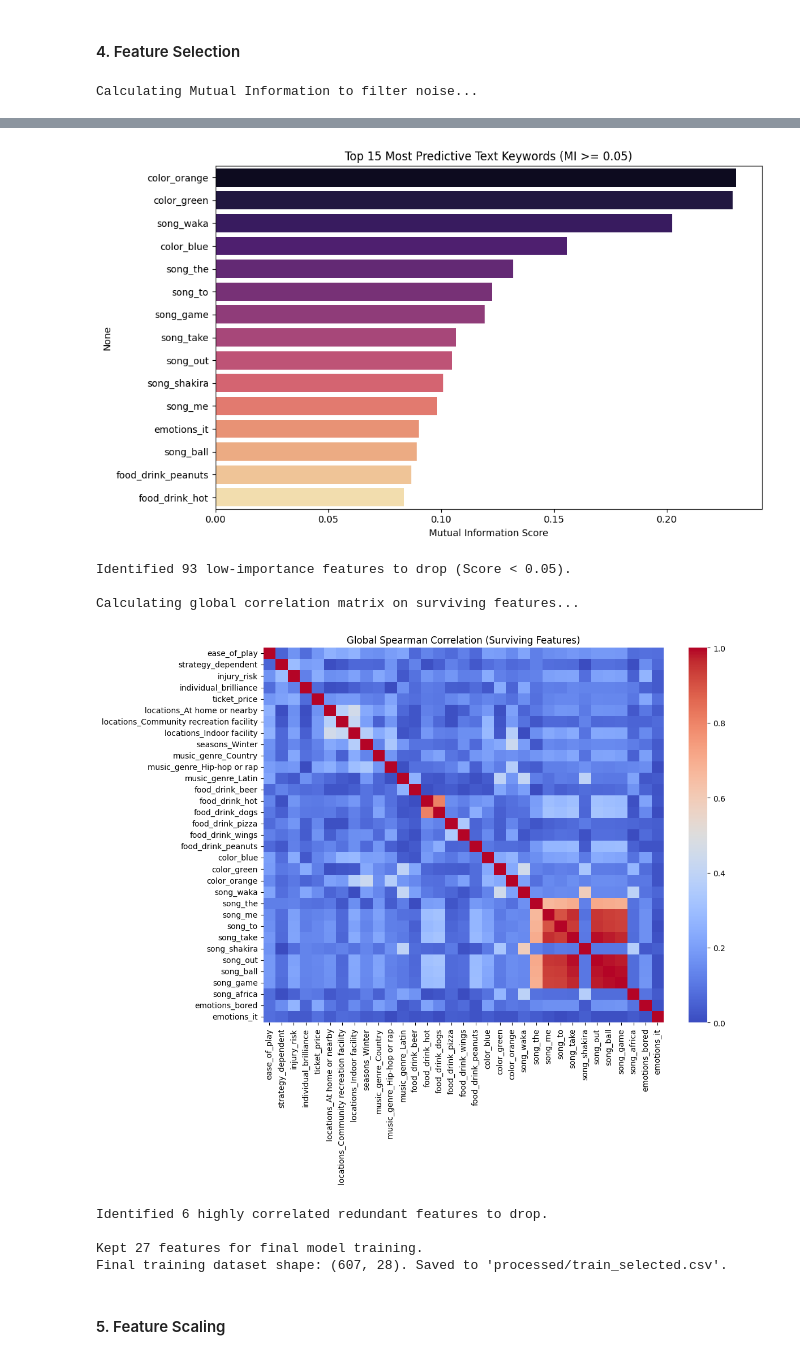
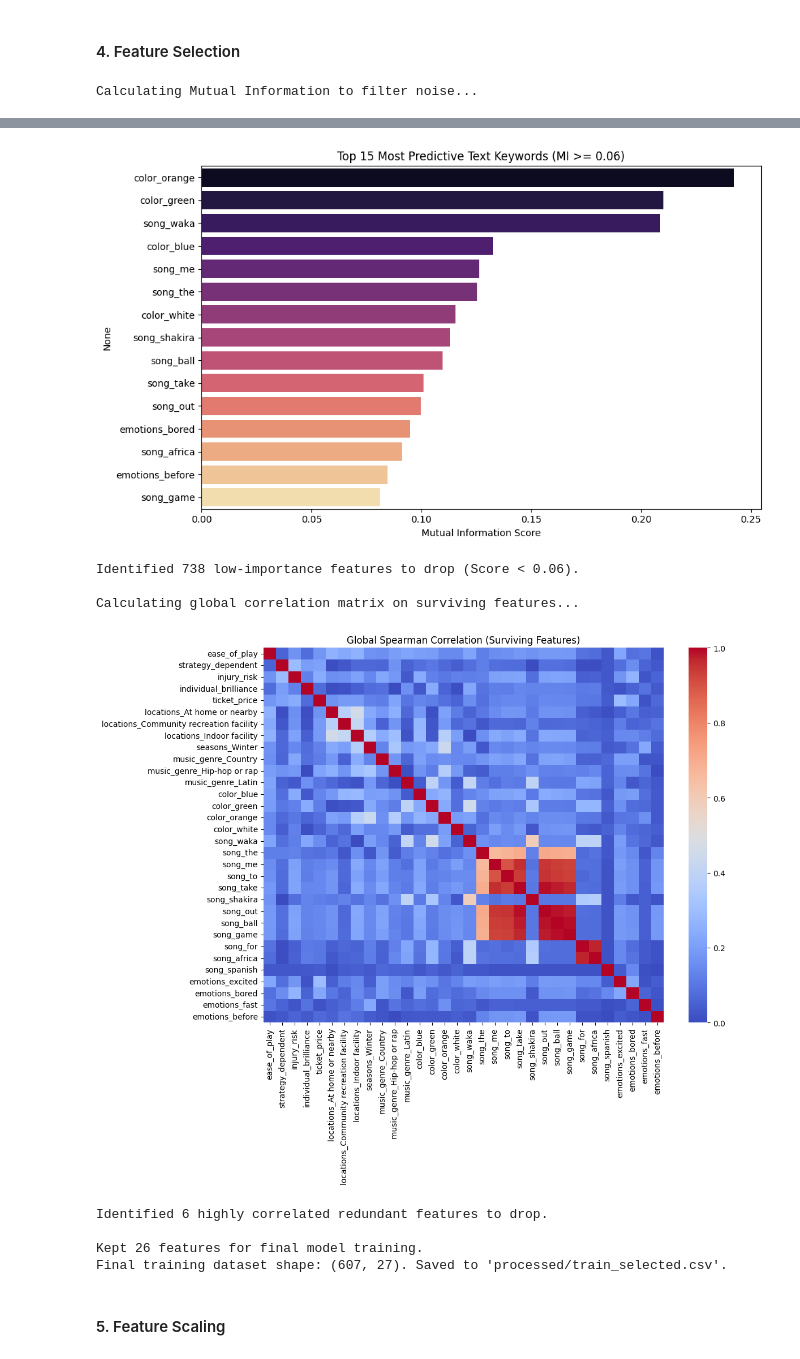
Before and after one commit to Lapis-Lazuli-31415/CSC311-Project, a Jupyter notebook: proposal_code/data_exploration.ipynb, the cells around one changed output, grey strips where cells are left out. Cells and saved outputs as stored; diff of their text form; code cells hidden in the pictures.

Commit message:
increased max vol in TD-IDF, and increased MI threshold

```diff
--- a/proposal_code/data_exploration.ipynb
+++ b/proposal_code/data_exploration.ipynb
@@ -572,6 +574,11 @@ train_df = pd.read_csv('raw/train.csv')
 
 if 'id' in train_df.columns:
     train_df = train_df.drop(columns=['id'])
+
+# --- 0. Standardize inconsistent missing value markers to NaN ---
+# Matches whitespace-only strings, hyphens, 'none' (case-insensitive), and empty brackets '[]'
+missing_patterns = [r'^\s*$', r'^\s*-\s*$', r'(?i)^\s*none\s*$', r'^\s*\[\]\s*$']
+train_df = train_df.replace(missing_patterns, np.nan, regex=True)
 
 # Ensure feature_cols is defined for the dropna step
 feature_cols = [col for col in train_df.columns if col != 'label']
@@ -599,12 +606,10 @@ for col in likert_cols:
 cols_to_impute = ['ease_of_play', 'ticket_price'] + likert_cols
 medians = train_df[cols_to_impute].median().to_dict()
 
-# Save medians to a JSON file for future reference/inference
 os.makedirs('processed', exist_ok=True)
 with open('processed/imputed_medians.json', 'w') as f:
     json.dump(medians, f, indent=4)
 
-# Fill missing values with the calculated medians
 for col in cols_to_impute:
     train_df[col] = train_df[col].fillna(medians[col])
 
@@ -613,43 +618,30 @@ multiselect_cols = ['locations', 'seasons', 'music_genre']
 encoded_multiselect = []
 
 for col in multiselect_cols:
-    # Filling with 'NULL_INDICATOR' ensures it gets its own one-hot column during get_dummies
     temp_series = train_df[col].fillna('NULL_INDICATOR')
     dummies = temp_series.str.get_dummies(sep=',')
-
-    # Rename columns to track the source feature
     dummies.columns = [f"{col}_{c.strip()}" for c in dummies.columns]
     encoded_multiselect.append(dummies)
 
-# Drop original multi-select columns and join the one-hot encoded ones
 train_df = train_df.drop(columns=multiselect_cols)
 train_df = pd.concat([train_df] + encoded_multiselect, axis=1)
 
 # --- 6. Custom TF-IDF Implementation (No Libraries) ---
-def compute_custom_tfidf(text_series, prefix, max_vocab=50):
-    """Calculates TF-IDF from scratch and returns a DataFrame of vectors AND the learned vocabulary/weights."""
-    # Fill missing with "null", lowercase, and split into alphanumeric tokens
+def compute_custom_tfidf(text_series, prefix, max_vocab=25):
     docs = text_series.fillna('null').astype(str).str.lower().str.split(r'\W+')
     docs = docs.apply(lambda x: [w for w in x if w])
 
     total_docs = len(docs)
     df_counts = {}
 
-    # Calculate Document Frequency (DF)
     for doc in docs:
         for word in set(doc):
             df_counts[word] = df_counts.get(word, 0) + 1
 
-    # Calculate smoothed Inverse Document Frequency (IDF)
     idf = {word: math.log(total_docs / (count + 1)) + 1 for word, count in df_counts.items()}
-
-    # Limit vocabulary to top K most frequent words
     top_words = sorted(idf.keys(), key=lambda w: df_counts[w], reverse=True)[:max_vocab]
-
-    # Isolate the exact IDF scores for just the top words so we can export them
     learned_idf = {word: idf[word] for word in top_words}
 
-    # Calculate Term Frequency (TF) and TF-IDF
     tfidf_matrix = []
     for doc in docs:
         doc_len = len(doc)
@@ -670,16 +662,13 @@ encoded_text_dfs = []
 tfidf_metadata = {}
 
 for col in free_text_cols:
-    # Unpack the tuple returned by the updated function
-    tfidf_df, learned_idf = compute_custom_tfidf(train_df[col], prefix=col, max_vocab=25)
+    tfidf_df, learned_idf = compute_custom_tfidf(train_df[col], prefix=col, max_vocab=200)
     encoded_text_dfs.append(tfidf_df)
     tfidf_metadata[col] = learned_idf
 
-# Drop original free text columns and join the custom TF-IDF columns
 train_df = train_df.drop(columns=free_text_cols)
 train_df = pd.concat([train_df] + encoded_text_dfs, axis=1)
 
-# Save the learned vocabulary and IDF scores for the test set
 with open('processed/tfidf_metadata.json', 'w') as f:
     json.dump(tfidf_metadata, f, indent=4)
 
@@ -699,7 +688,7 @@ import seaborn as sns
 from sklearn.feature_selection import mutual_info_classif
 
 CORR_THRESHOLD = 0.8
-MI_THRESHOLD = 0.05
+MI_THRESHOLD = 0.06
 
 train_df = pd.read_csv('processed/train_engineered.csv')
 
@@ -767,40 +756,40 @@ features_to_drop.extend(correlated_drops)
 print(f"Identified {len(correlated_drops)} highly correlated redundant features to drop.")
 
 # --- 3. Store rules and execute drops ---
 train_selected_df = train_df.drop(columns=features_to_drop)
 
 # Extract the final list of features that survived (excluding the target label)
 features_kept = [col for col in train_selected_df.columns if col != 'label']
 
 selection_results = {
     "correlation_threshold_used": CORR_THRESHOLD,
     "mi_threshold_used": MI_THRESHOLD,
     "low_mi_features_dropped": low_mi_drops,
     "correlated_features_dropped": correlated_drops,
     "features_kept": features_kept,
     "multiselect_mi_scores": multi_mi_dict,
     "text_mi_scores": text_mi_dict
 }
 
 with open('processed/feature_selection_scores.json', 'w') as f:
     json.dump(selection_results, f, indent=4)
 
 train_selected_df.to_csv('processed/train_selected.csv', index=False)
 
 print(f"\nKept {len(features_kept)} features for final model training.")
 print(f"Final training dataset shape: {train_selected_df.shape}. Saved to 'processed/train_selected.csv'.")
 # %% [output]
 Calculating Mutual Information to filter noise...
 [figure]
-[figure, old version]
+[figure, new version]
-Identified 93 low-importance features to drop (Score < 0.05).
+Identified 738 low-importance features to drop (Score < 0.06).
 
 Calculating global correlation matrix on surviving features...
-[figure, old version]
+[figure, new version]
 Identified 6 highly correlated redundant features to drop.
 
-Kept 27 features for final model training.
-Final training dataset shape: (607, 28). Saved to 'processed/train_selected.csv'.
+Kept 26 features for final model training.
+Final training dataset shape: (607, 27). Saved to 'processed/train_selected.csv'.
 # %% [markdown]
 #### 5. Feature Scaling
 # %%
```
Also changed, not shown: parts of 7 cells of this notebook, 12 other files.
